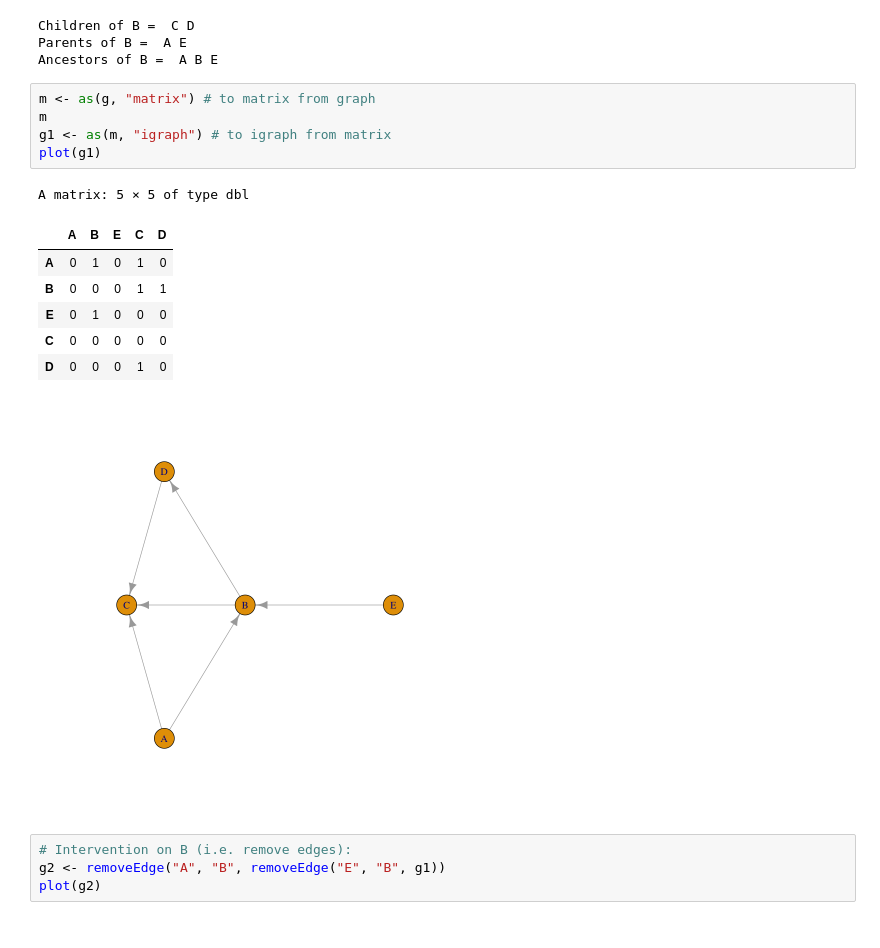
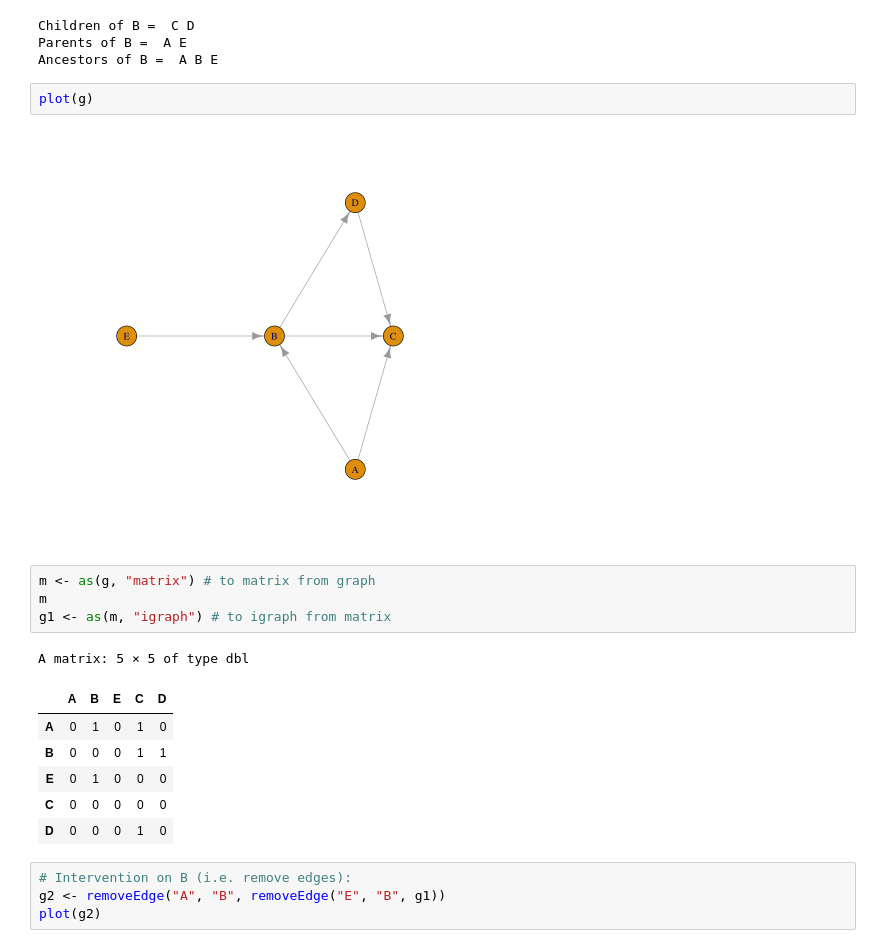
Before and after one commit to marbetschar/marco.betschart.name, a Jupyter notebook: projects/masters-degree-in-data-science/advanced-statistical-data-analysis.ipynb, the cells around one changed output. Cells and saved outputs as stored; diff of their text form.

```diff
--- a/projects/masters-degree-in-data-science/advanced-statistical-data-analysis.ipynb
+++ b/projects/masters-degree-in-data-science/advanced-statistical-data-analysis.ipynb
@@ -592,11 +592,14 @@ cat("Ancestors of B = ", ancestralSet("B", g), "\n")
 Children of B =  C D
 Parents of B =  A E
 Ancestors of B =  A B E
+# %%
+plot(g)
+# %% [output]
+[figure, added]
 # %%
 m <- as(g, "matrix") # to matrix from graph
 m
 g1 <- as(m, "igraph") # to igraph from matrix
-plot(g1)
 # %% [output]
 A matrix: 5 × 5 of type dbl
 |  | A | B | E | C | D |
@@ -605,7 +608,6 @@ A matrix: 5 × 5 of type dbl
 | E | 0 | 1 | 0 | 0 | 0 |
 | C | 0 | 0 | 0 | 0 | 0 |
 | D | 0 | 0 | 0 | 1 | 0 |
-[figure, removed]
 # %%
 # Intervention on B (i.e. remove edges):
 g2 <- removeEdge("A", "B", removeEdge("E", "B", g1))
```
Also changed, not shown: parts of 4 cells of this notebook.
